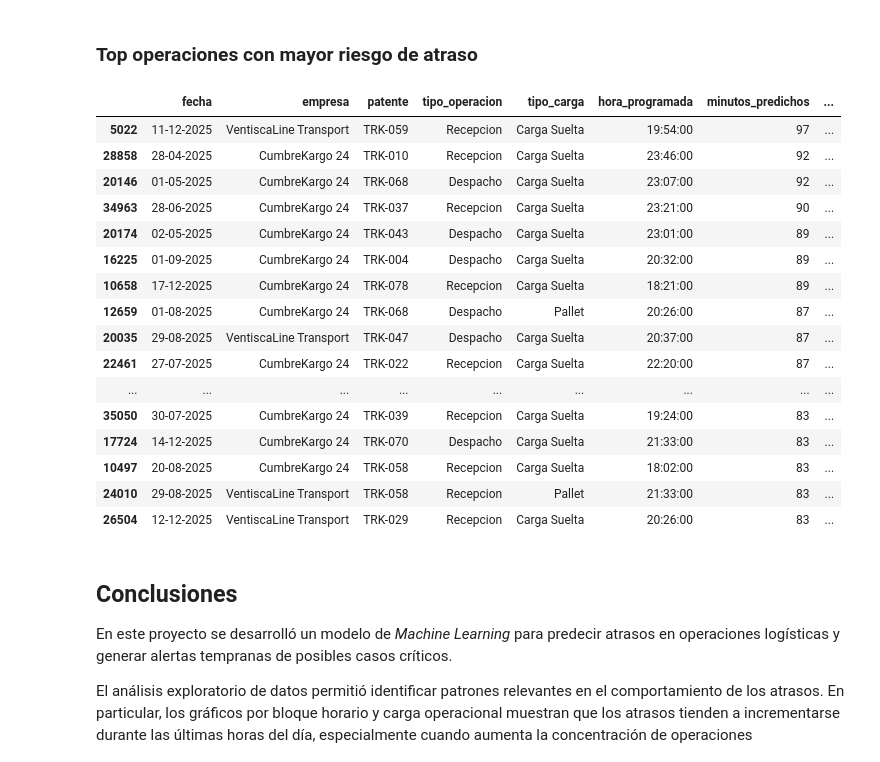
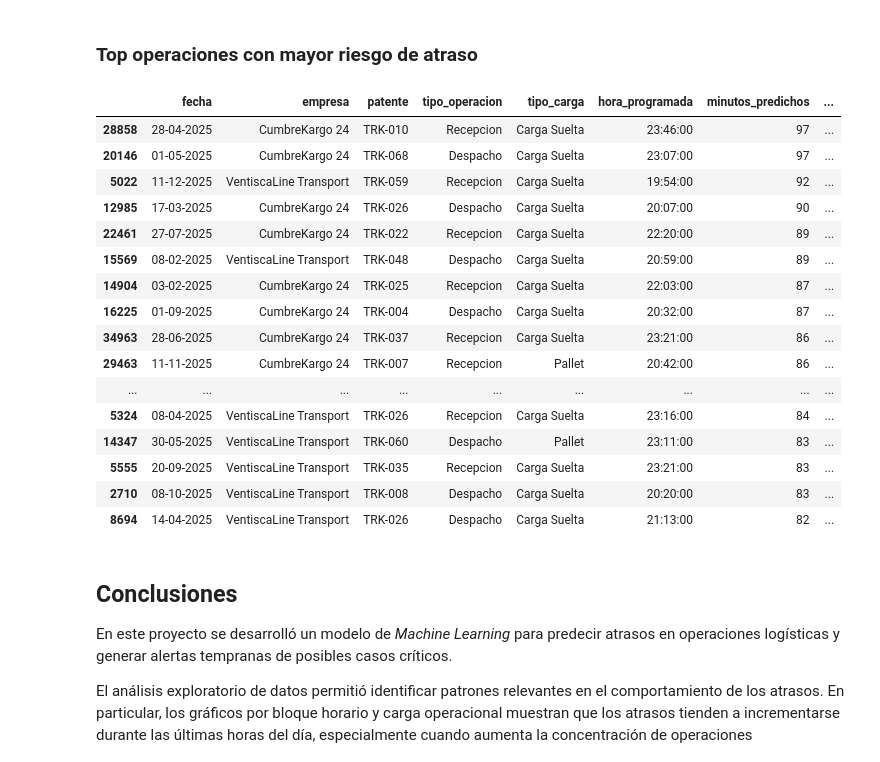
Before and after one commit to PauloBaeza/Logistics-delay-prediction, a Jupyter notebook: Notebook/logistics-ml.ipynb, the cells around one changed output. Cells and saved outputs as stored; diff of their text form; code cells hidden in the pictures.

```diff
--- a/Notebook/logistics-ml.ipynb
+++ b/Notebook/logistics-ml.ipynb
@@ -684,15 +643,15 @@ rf = Pipeline([
         max_depth=14,
         min_samples_leaf=4,
         random_state=RANDOM_STATE,
-        n_jobs=-1
-    ))
-])
+        n_jobs=-1))])
 
 rf.fit(X_train, y_train)
-pred_rf = rf.predict(X_test)
+
+pred_rf_val = rf.predict(X_val)
+pred_rf_test = rf.predict(X_test)
 
 print("Random Forest")
-print("MAE:", mean_absolute_error(y_test, pred_rf).__round__(2))
-print("R2 :", r2_score(y_test, pred_rf).__round__(2))
+print("MAE:", round(mean_absolute_error(y_val, pred_rf_val), 2))
+print("R2 :", round(r2_score(y_val, pred_rf_val), 2))
 # %% [output]
 Random Forest
@@ -700,6 +659,5 @@ MAE: 9.31
 R2 : 0.65
 # %%
-
 xgb = Pipeline([
     ("prep", preprocess),
     ("model", XGBRegressor(
@@ -710,14 +668,14 @@ xgb = Pipeline([
         colsample_bytree=0.8,
         reg_lambda=1.0,
         random_state=RANDOM_STATE,
-        n_jobs=-1
-    ))
-])
+        n_jobs=-1))])
 
 xgb.fit(X_train, y_train)
-pred_xgb = xgb.predict(X_test)
 
-print("XGBoost Regressor")
-print("MAE:", mean_absolute_error(y_test, pred_xgb).__round__(2))
-print("R2 :", r2_score(y_test, pred_xgb).__round__(2))
+pred_xgb_val = xgb.predict(X_val)
+pred_xgb_test = xgb.predict(X_test)
+
+print("XGBoost")
+print("MAE:", round(mean_absolute_error(y_val, pred_xgb_val), 2))
+print("R2 :", round(r2_score(y_val, pred_xgb_val), 2))
 # %% [output]
@@ -846,4 +795,6 @@ def ensure_dir(path: str):
     os.makedirs(path, exist_ok=True)
 # %%
 best_model_name = "xgboost"
-pred_best = pred_xgb
+best_model = xgb
+pred_best_val = pred_xgb_val
+pred_best_test = pred_xgb_test
@@ -1020,7 +983,7 @@ def threshold_report(y_true, y_pred, pred_threshold, real_threshold=30):
 
 
 thresholds = np.arange(15, 45, 2)
-grid = pd.DataFrame([threshold_report(y_test, pred_best, t) for t in thresholds])
+grid = round(pd.DataFrame([threshold_report(y_test, pred_best_test, t) for t in thresholds]), 2)
 grid
 # %% [output]
 |  | Umbral_pred | Alertas_generadas | Criticos_reales | Recall | Precision |
@@ -1149,7 +1117,7 @@ prior = X_test.copy()
 
 prior["fecha"] = dataset.loc[X_test.index, "fecha"]
 prior["minutos_reales"] = y_test.values
-prior["minutos_predichos"] = pred_best.round().astype(int)
+prior["minutos_predichos"] = pred_best_test.round().astype(int)
 
 prior["alerta_critica"] = prior["minutos_predichos"] >= best_threshold
 
@@ -1171,60 +1139,57 @@ def clasificar_riesgo(x, threshold):
 
 
 prior["nivel_riesgo"] = prior["minutos_predichos"].apply(
-    lambda x: clasificar_riesgo(x, best_threshold)
-)
+    lambda x: clasificar_riesgo(x, best_threshold))
 
 
 prior["hora_programada"] = prior["hora_programada_min"].apply(minutes_to_hhmmss)
 
 prior["fecha"] = pd.to_datetime(prior["fecha"]).dt.strftime("%d-%m-%Y")
 
 
 orden_riesgo = {"Crítico":4,"Alto":3,"Medio":2,"Bajo":1}
 
 prior["orden_riesgo"] = prior["nivel_riesgo"].map(orden_riesgo)
 
 
 prior = prior.sort_values(
     ["orden_riesgo","minutos_predichos"],
-    ascending=[False,False]
-)
+    ascending=[False,False])
 
 
 cols_deseadas = [
     "fecha",
     "empresa",
     "patente",
     "tipo_operacion",
     "tipo_carga",
     "hora_programada",
     "minutos_predichos",
-    "nivel_riesgo"
-]
+    "nivel_riesgo"]
 
 cols_final = [c for c in cols_deseadas if c in prior.columns]
 
 prior_final = prior[cols_final].head(20)
 
 prior_final
 # %% [output]
 |  | fecha | empresa | patente | tipo_operacion | tipo_carga | hora_programada | minutos_predichos | ... |
-| 5022 | 11-12-2025 | VentiscaLine Transport | TRK-059 | Recepcion | Carga Suelta | 19:54:00 | 97 | ... |
-| 28858 | 28-04-2025 | CumbreKargo 24 | TRK-010 | Recepcion | Carga Suelta | 23:46:00 | 92 | ... |
-| 20146 | 01-05-2025 | CumbreKargo 24 | TRK-068 | Despacho | Carga Suelta | 23:07:00 | 92 | ... |
-| 34963 | 28-06-2025 | CumbreKargo 24 | TRK-037 | Recepcion | Carga Suelta | 23:21:00 | 90 | ... |
-| 20174 | 02-05-2025 | CumbreKargo 24 | TRK-043 | Despacho | Carga Suelta | 23:01:00 | 89 | ... |
-| 16225 | 01-09-2025 | CumbreKargo 24 | TRK-004 | Despacho | Carga Suelta | 20:32:00 | 89 | ... |
-| 10658 | 17-12-2025 | CumbreKargo 24 | TRK-078 | Recepcion | Carga Suelta | 18:21:00 | 89 | ... |
-| 12659 | 01-08-2025 | CumbreKargo 24 | TRK-068 | Despacho | Pallet | 20:26:00 | 87 | ... |
-| 20035 | 29-08-2025 | VentiscaLine Transport | TRK-047 | Despacho | Carga Suelta | 20:37:00 | 87 | ... |
-| 22461 | 27-07-2025 | CumbreKargo 24 | TRK-022 | Recepcion | Carga Suelta | 22:20:00 | 87 | ... |
+| 28858 | 28-04-2025 | CumbreKargo 24 | TRK-010 | Recepcion | Carga Suelta | 23:46:00 | 97 | ... |
+| 20146 | 01-05-2025 | CumbreKargo 24 | TRK-068 | Despacho | Carga Suelta | 23:07:00 | 97 | ... |
+| 5022 | 11-12-2025 | VentiscaLine Transport | TRK-059 | Recepcion | Carga Suelta | 19:54:00 | 92 | ... |
+| 12985 | 17-03-2025 | CumbreKargo 24 | TRK-026 | Despacho | Carga Suelta | 20:07:00 | 90 | ... |
+| 22461 | 27-07-2025 | CumbreKargo 24 | TRK-022 | Recepcion | Carga Suelta | 22:20:00 | 89 | ... |
+| 15569 | 08-02-2025 | VentiscaLine Transport | TRK-048 | Despacho | Carga Suelta | 20:59:00 | 89 | ... |
+| 14904 | 03-02-2025 | CumbreKargo 24 | TRK-025 | Recepcion | Carga Suelta | 22:03:00 | 87 | ... |
+| 16225 | 01-09-2025 | CumbreKargo 24 | TRK-004 | Despacho | Carga Suelta | 20:32:00 | 87 | ... |
+| 34963 | 28-06-2025 | CumbreKargo 24 | TRK-037 | Recepcion | Carga Suelta | 23:21:00 | 86 | ... |
+| 29463 | 11-11-2025 | CumbreKargo 24 | TRK-007 | Recepcion | Pallet | 20:42:00 | 86 | ... |
 | ... | ... | ... | ... | ... | ... | ... | ... | ... |
-| 35050 | 30-07-2025 | CumbreKargo 24 | TRK-039 | Recepcion | Carga Suelta | 19:24:00 | 83 | ... |
-| 17724 | 14-12-2025 | CumbreKargo 24 | TRK-070 | Despacho | Carga Suelta | 21:33:00 | 83 | ... |
-| 10497 | 20-08-2025 | CumbreKargo 24 | TRK-058 | Recepcion | Carga Suelta | 18:02:00 | 83 | ... |
-| 24010 | 29-08-2025 | VentiscaLine Transport | TRK-058 | Recepcion | Pallet | 21:33:00 | 83 | ... |
-| 26504 | 12-12-2025 | VentiscaLine Transport | TRK-029 | Recepcion | Carga Suelta | 20:26:00 | 83 | ... |
+| 5324 | 08-04-2025 | VentiscaLine Transport | TRK-026 | Recepcion | Carga Suelta | 23:16:00 | 84 | ... |
+| 14347 | 30-05-2025 | VentiscaLine Transport | TRK-060 | Despacho | Pallet | 23:11:00 | 83 | ... |
+| 5555 | 20-09-2025 | VentiscaLine Transport | TRK-035 | Recepcion | Carga Suelta | 23:21:00 | 83 | ... |
+| 2710 | 08-10-2025 | VentiscaLine Transport | TRK-008 | Despacho | Carga Suelta | 20:20:00 | 83 | ... |
+| 8694 | 14-04-2025 | VentiscaLine Transport | TRK-026 | Despacho | Carga Suelta | 21:13:00 | 82 | ... |
 # %% [markdown]
 ## Conclusiones
 
```
Also changed, not shown: parts of 22 cells of this notebook.
